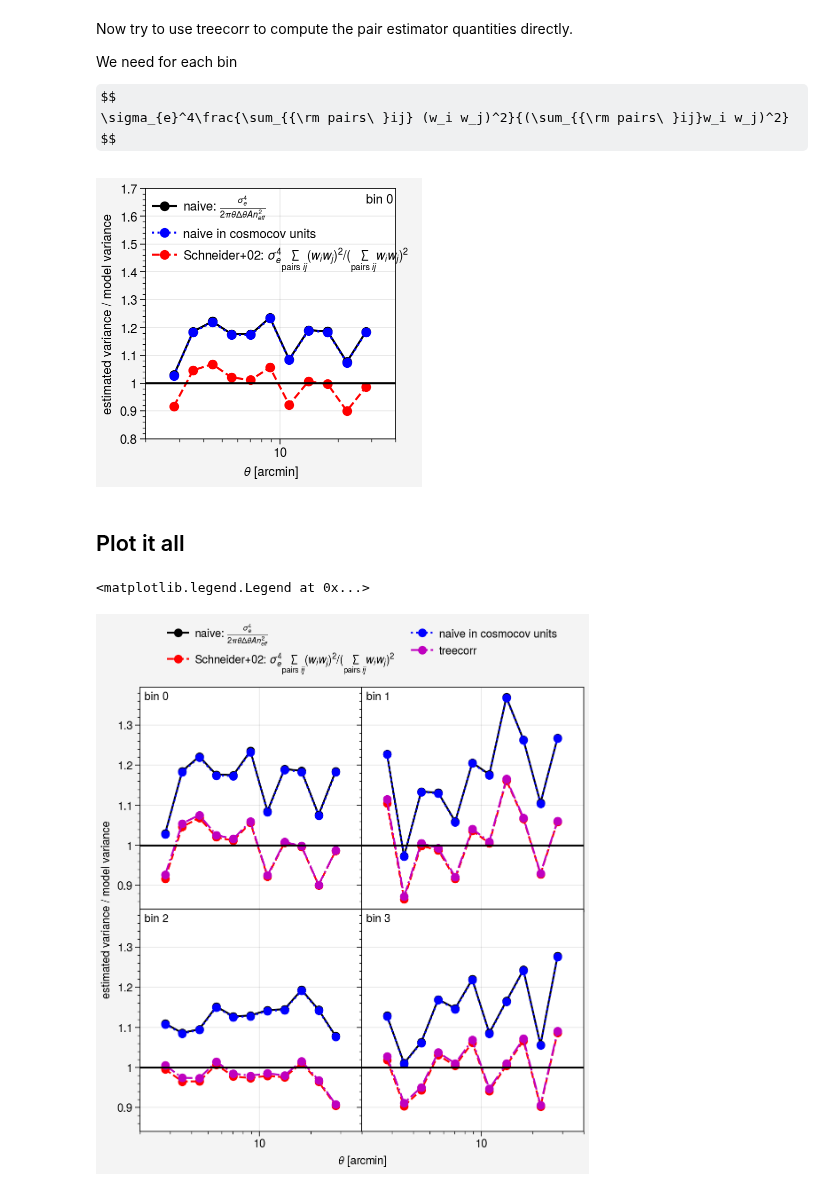
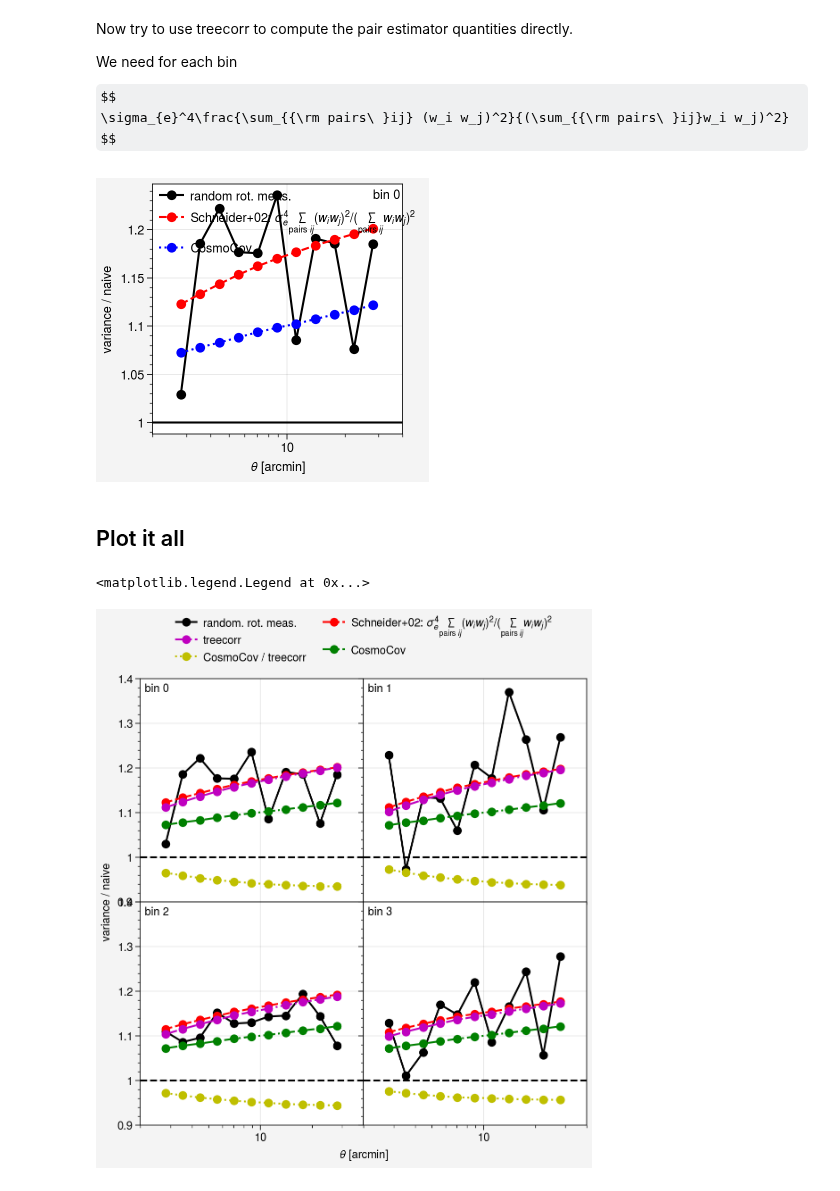
Before and after one commit to beckermr/des-y6-analysis, a Jupyter notebook: 2025_06_05_shear_noise/2pt_noise.ipynb, the cells around one changed output. Drawn from its saved outputs; the diff is of its cells as text; code cells hidden in the pictures; some formulas as TeX source.

```diff
--- a/2025_06_05_shear_noise/2pt_noise.ipynb
+++ b/2025_06_05_shear_noise/2pt_noise.ipynb
@@ -136,41 +136,58 @@ fname = f"w2sum_b{tomo_ind}_cross"
 dw2c = _read_treecorr(fname, len(bin_edges)-1)
 # %%
 var_pair = 4 * sigma_e[tomo_ind]**4  * dw2c["weight"] / dwc["weight"]**2
+# %%
+def _read_cosmocov_for_tomoind(tomo_ind):
+    if tomo_ind == 0:
+        ind_start = 0
+    elif tomo_ind == 1:
+        ind_start = 44
+    elif tomo_ind == 2:
+        ind_start = 77
+    else:
+        ind_start = 99
+
+    vals = np.loadtxt("cosmocov_sn.txt")
+    return vals[ind_start:ind_start + 11]
 # %%
 fig, axs = uplt.subplots()
 
 est = 0.5 * (data["xip_var"] + data["xim_var"])
+cc = _read_cosmocov_for_tomoind(tomo_ind)**2
 
 axs.plot(
     data["theta"],
     est / pred,
     "o-k",
-    label=r"naive: $\frac{\sigma_e^4}{2\pi\theta\Delta\theta A n_{eff}^2}$"
+    label=r"random rot. meas."
 )
+
 axs.plot(
     data["theta"],
-    est / pred_cc,
-    "o:b",
-    label="naive in cosmocov units",
-)
-axs.plot(
-    data["theta"],
-    est / var_pair,
+    var_pair / pred,
     "o--r",
     label=r"Schneider+02: $\sigma_{e}^4\sum_{{\rm pairs\ }ij} (w_i w_j)^2/(\sum_{{\rm pairs\ }ij}w_i w_j)^2$"
 )
+
+axs.plot(
+    data["theta"],
+    cc / pred,
+    "o:b",
+    label=r"CosmoCov"
+)
+
 axs.axhline(1, color="k")
 axs.legend(loc="ul", frameon=False, ncols=1)
 axs.text(0.99, 0.98, f"bin {tomo_ind}", ha="right", va="top", transform=axs[0, 0].transAxes)
 axs.format(
     xlabel=r"$\theta$ [arcmin]",
-    ylabel="estimated variance / model variance",
-    ylim=(0.8, 1.7),
+    ylabel="variance / naive",
+    # ylim=(0.8, 1.7),
     xlim=(2, 40),
     xscale="log"
 )
 # %% [output]
-[figure, old version]
+[figure, new version]
 # %% [markdown]
 ## Plot it all
 # %%
@@ -205,27 +222,20 @@ def _plot_tomo_ind(ax, tomo_ind):
 
     est = 0.5 * (data["xip_var"] + data["xim_var"])
     tcest = 0.5 * (data["xip_var_treecorr"] + data["xim_var_treecorr"])
+    cc = _read_cosmocov_for_tomoind(tomo_ind)**2
 
     ax.plot(
         data["theta"],
         est / pred,
         "o-k",
         label=(
-            r"naive: $\frac{\sigma_e^4}{2\pi\theta\Delta\theta A n_{eff}^2}$"
+            r"random. rot. meas."
             if tomo_ind == 0 else None
         ),
     )
     ax.plot(
         data["theta"],
-        est / pred_cc,
-        "o:b",
-        label=(
-            "naive in cosmocov units" if tomo_ind == 0 else None
-        ),
-    )
-    ax.plot(
-        data["theta"],
-        est / var_pair,
+        var_pair / pred,
         "o--r",
         label=(
             r"Schneider+02: $\sigma_{e}^4\sum_{{\rm pairs\ }ij} (w_i w_j)^2/(\sum_{{\rm pairs\ }ij}w_i w_j)^2$"
@@ -234,18 +244,35 @@ def _plot_tomo_ind(ax, tomo_ind):
     )
     ax.plot(
         data["theta"],
-        est / tcest,
+        tcest / pred,
         "o-.m",
         label="treecorr" if tomo_ind == 0 else None
     )
-    ax.axhline(1, color="k")
+
+    ax.plot(
+        data["theta"],
+        cc / pred ,
+        "o-.g",
+        label=r"CosmoCov" if tomo_ind == 0 else None
+    )
+
+    ax.plot(
+        data["theta"],
+        cc / tcest ,
+        "o:y",
+        label=r"CosmoCov / treecorr" if tomo_ind == 0 else None
+    )
+
+
+    ax.axhline(1, color="k", linestyle="dashed")
 
     ax.text(0.02, 0.98, f"bin {tomo_ind}", ha="left", va="top", transform=ax.transAxes)
     ax.format(
         xlabel=r"$\theta$ [arcmin]",
-        ylabel="estimated variance / model variance",
+        ylabel="variance / naive",
         xscale="log",
         xlim=(2, 40),
+        ylim=(0.9, 1.4),
     )
 
 
@@ -261,4 +288,4 @@ for row in range(2):
 fig.legend(loc="t", frameon=False, ncols=2)
 # %% [output]
 <matplotlib.legend.Legend at 0x...>
-[figure, old version]
+[figure, new version]
```
Also changed, not shown: parts of 1 cell of this notebook.
